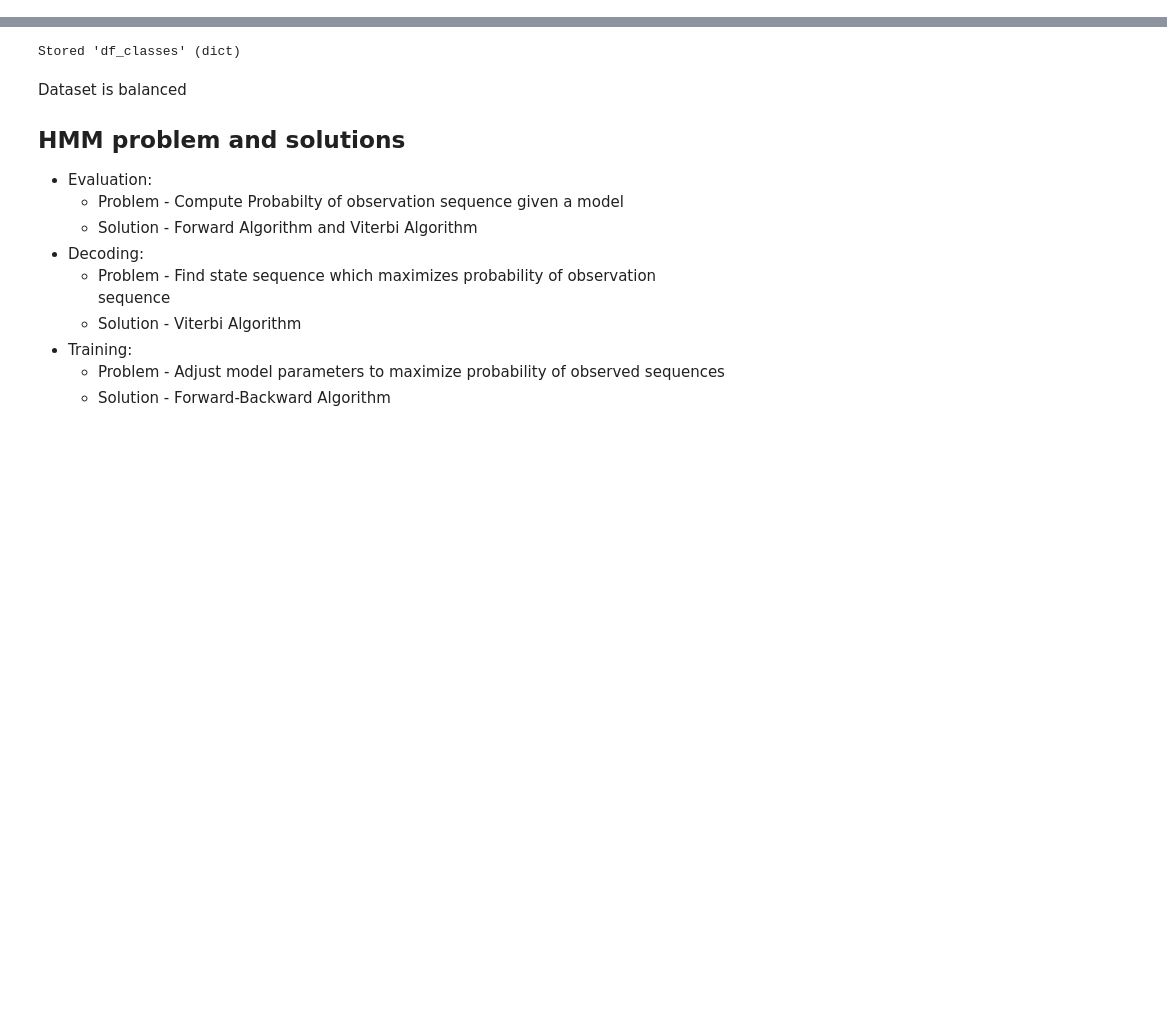
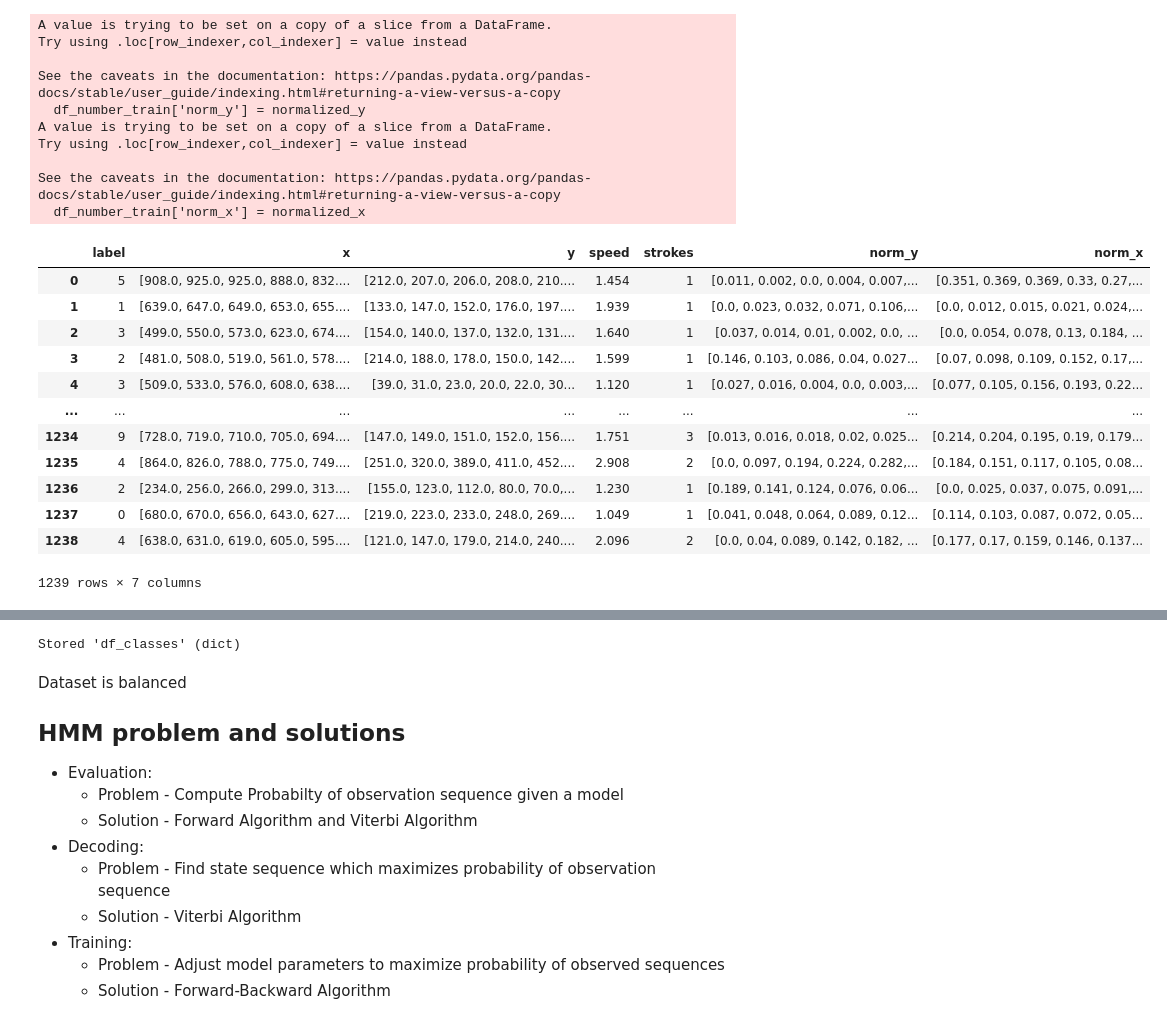
Before and after one commit to thomasverardo/HMM_handwritten_recognition, a Jupyter notebook: scripts/import_dataset.ipynb, the cells around one changed output, grey strips where cells are left out. Saved outputs shown, nothing was run; the diff lists cells and outputs as text; code cells hidden in the pictures; blank space fills up the shorter version.

```diff
--- a/scripts/import_dataset.ipynb
+++ b/scripts/import_dataset.ipynb
@@ -120,5 +137,52 @@ df_number_train = df_number_train[df_number_train['x'].map(lambda d: len(d)) > 1
 index = pd.Series(np.arange(len(df_number_train)))
 df_number_train.set_index(index, inplace=True)
+# %%
+# Calculate normalize y
+
+normalized_y = []
+
+for idx, row in df_number_train.iterrows():
+    min_coordinate = min(row['y'])
+    max_coordinate = max(row['y'])
+    norm_y = [round((y - min_coordinate)/max_coordinate, 3) for y in row['y']]
+    normalized_y.append(norm_y)
+
+df_number_train['norm_y'] = normalized_y
+
+normalized_x = []
+
+for idx, row in df_number_train.iterrows():
+    min_coordinate = min(row['x'])
+    max_coordinate = max(row['x'])
+    norm_x = [round((x - min_coordinate)/max_coordinate, 3) for x in row['x']]
+    normalized_x.append(norm_x)
+
+df_number_train['norm_x'] = normalized_x
+df_number_train
+# %% [output]
+A value is trying to be set on a copy of a slice from a DataFrame.
+Try using .loc[row_indexer,col_indexer] = value instead
+
+See the caveats in the documentation: https://pandas.pydata.org/pandas-docs/stable/user_guide/indexing.html#returning-a-view-versus-a-copy
+  df_number_train['norm_y'] = normalized_y
+A value is trying to be set on a copy of a slice from a DataFrame.
+Try using .loc[row_indexer,col_indexer] = value instead
+
+See the caveats in the documentation: https://pandas.pydata.org/pandas-docs/stable/user_guide/indexing.html#returning-a-view-versus-a-copy
+  df_number_train['norm_x'] = normalized_x
+|  | label | x | y | speed | strokes | norm_y | norm_x |
+| 0 | 5 | [908.0, 925.0, 925.0, 888.0, 832.... | [212.0, 207.0, 206.0, 208.0, 210.... | 1.454 | 1 | [0.011, 0.002, 0.0, 0.004, 0.007,... | [0.351, 0.369, 0.369, 0.33, 0.27,... |
+| 1 | 1 | [639.0, 647.0, 649.0, 653.0, 655.... | [133.0, 147.0, 152.0, 176.0, 197.... | 1.939 | 1 | [0.0, 0.023, 0.032, 0.071, 0.106,... | [0.0, 0.012, 0.015, 0.021, 0.024,... |
+| 2 | 3 | [499.0, 550.0, 573.0, 623.0, 674.... | [154.0, 140.0, 137.0, 132.0, 131.... | 1.640 | 1 | [0.037, 0.014, 0.01, 0.002, 0.0, ... | [0.0, 0.054, 0.078, 0.13, 0.184, ... |
+| 3 | 2 | [481.0, 508.0, 519.0, 561.0, 578.... | [214.0, 188.0, 178.0, 150.0, 142.... | 1.599 | 1 | [0.146, 0.103, 0.086, 0.04, 0.027... | [0.07, 0.098, 0.109, 0.152, 0.17,... |
+| 4 | 3 | [509.0, 533.0, 576.0, 608.0, 638.... | [39.0, 31.0, 23.0, 20.0, 22.0, 30... | 1.120 | 1 | [0.027, 0.016, 0.004, 0.0, 0.003,... | [0.077, 0.105, 0.156, 0.193, 0.22... |
+| ... | ... | ... | ... | ... | ... | ... | ... |
+| 1234 | 9 | [728.0, 719.0, 710.0, 705.0, 694.... | [147.0, 149.0, 151.0, 152.0, 156.... | 1.751 | 3 | [0.013, 0.016, 0.018, 0.02, 0.025... | [0.214, 0.204, 0.195, 0.19, 0.179... |
+| 1235 | 4 | [864.0, 826.0, 788.0, 775.0, 749.... | [251.0, 320.0, 389.0, 411.0, 452.... | 2.908 | 2 | [0.0, 0.097, 0.194, 0.224, 0.282,... | [0.184, 0.151, 0.117, 0.105, 0.08... |
+| 1236 | 2 | [234.0, 256.0, 266.0, 299.0, 313.... | [155.0, 123.0, 112.0, 80.0, 70.0,... | 1.230 | 1 | [0.189, 0.141, 0.124, 0.076, 0.06... | [0.0, 0.025, 0.037, 0.075, 0.091,... |
+| 1237 | 0 | [680.0, 670.0, 656.0, 643.0, 627.... | [219.0, 223.0, 233.0, 248.0, 269.... | 1.049 | 1 | [0.041, 0.048, 0.064, 0.089, 0.12... | [0.114, 0.103, 0.087, 0.072, 0.05... |
+| 1238 | 4 | [638.0, 631.0, 619.0, 605.0, 595.... | [121.0, 147.0, 179.0, 214.0, 240.... | 2.096 | 2 | [0.0, 0.04, 0.089, 0.142, 0.182, ... | [0.177, 0.17, 0.159, 0.146, 0.137... |
+1239 rows × 7 columns
 # %%
 # Calculate angle between two points in a strange mathod (BUT correct)
 
```
Also changed, not shown: parts of 12 cells of this notebook, 12 other files.
